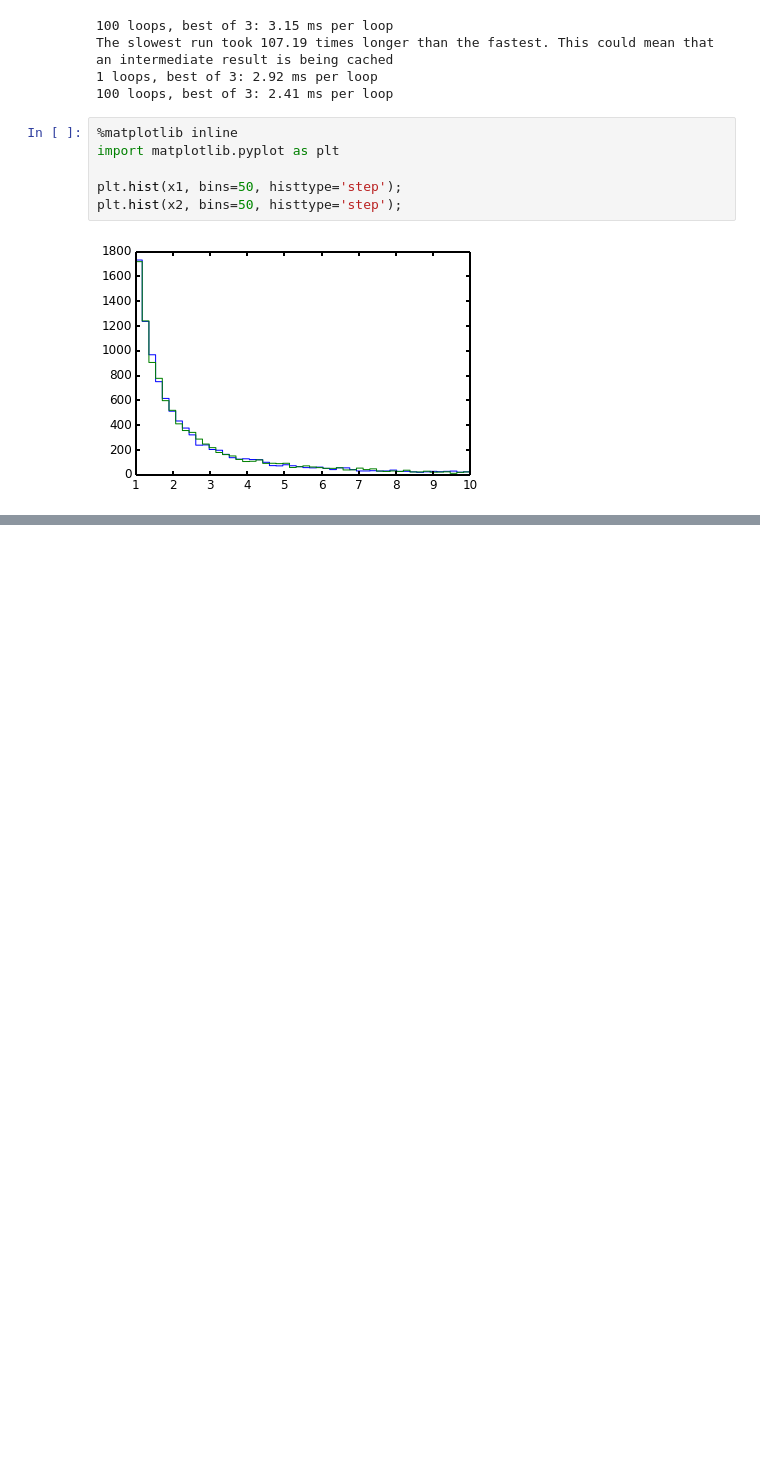
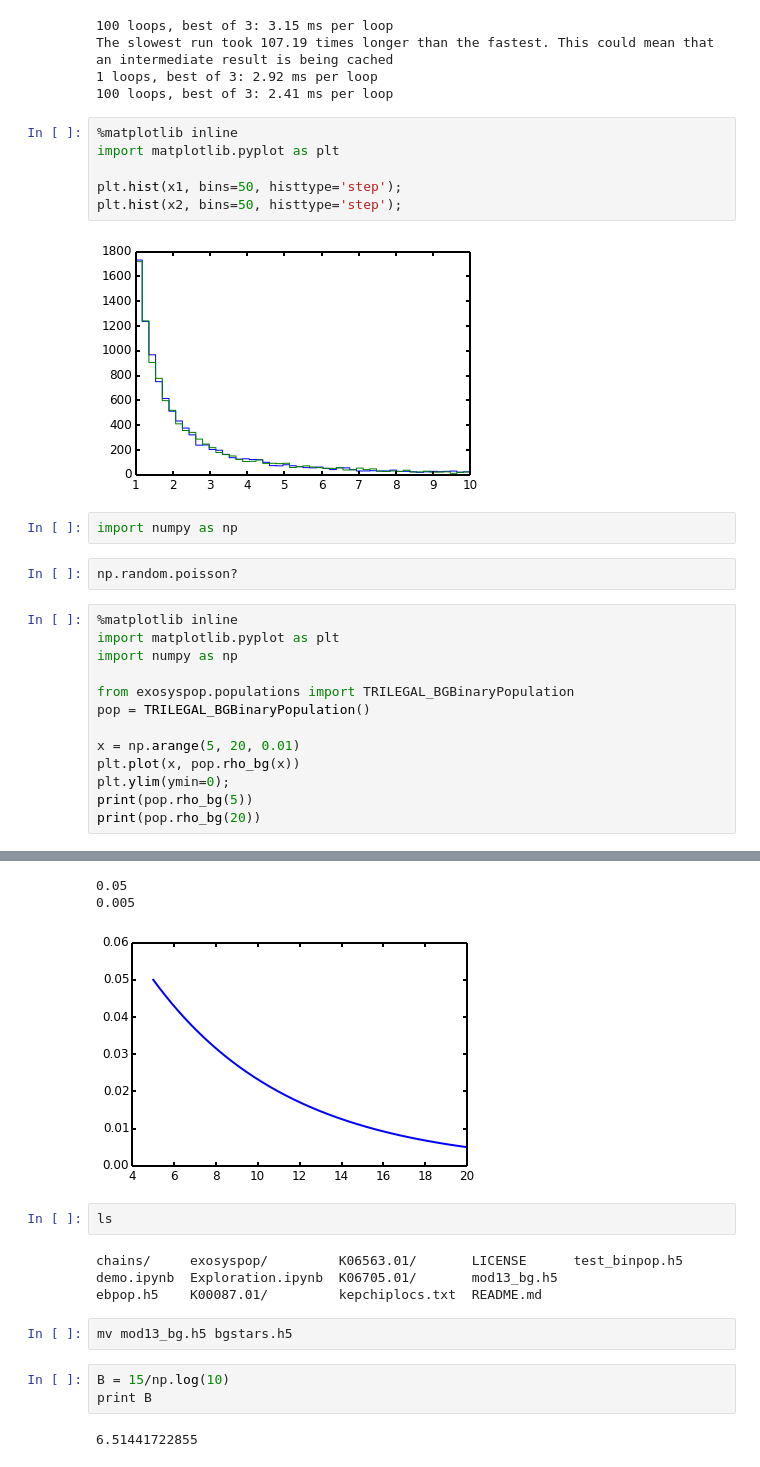
Before and after one commit to timothydmorton/exosyspop, a Jupyter notebook: Exploration.ipynb, the cells around one changed output, grey strips where cells are left out. Cells and saved outputs as stored; diff of their text form; blank space fills up the shorter version.

```diff
--- a/Exploration.ipynb
+++ b/Exploration.ipynb
@@ -636,3 +644,21 @@ plt.hist(x1, bins=50, histtype='step');
 plt.hist(x2, bins=50, histtype='step');
 # %% [output]
 [figure]
+# %%
+import numpy as np
+# %%
+np.random.poisson?
+# %%
+%matplotlib inline
+import matplotlib.pyplot as plt
+import numpy as np
+
+from exosyspop.populations import TRILEGAL_BGBinaryPopulation
+pop = TRILEGAL_BGBinaryPopulation()
+
+x = np.arange(5, 20, 0.01)
+plt.plot(x, pop.rho_bg(x))
+plt.ylim(ymin=0);
+print(pop.rho_bg(5))
+print(pop.rho_bg(20))
+# %% [output]
@@ -638,0 +666,16 @@ plt.hist(x2, bins=50, histtype='step');
+0.05
+0.005
+[figure, added]
+# %%
+ls
+# %% [output]
+chains/     exosyspop/         K06563.01/       LICENSE      test_binpop.h5
+demo.ipynb  Exploration.ipynb  K06705.01/       mod13_bg.h5
+ebpop.h5    K00087.01/         kepchiplocs.txt  README.md
+# %%
+mv mod13_bg.h5 bgstars.h5
+# %%
+B = 15/np.log(10)
+print B
+# %% [output]
+6.51441722855
```
Also changed, not shown: parts of 17 cells of this notebook, 2 other files.
